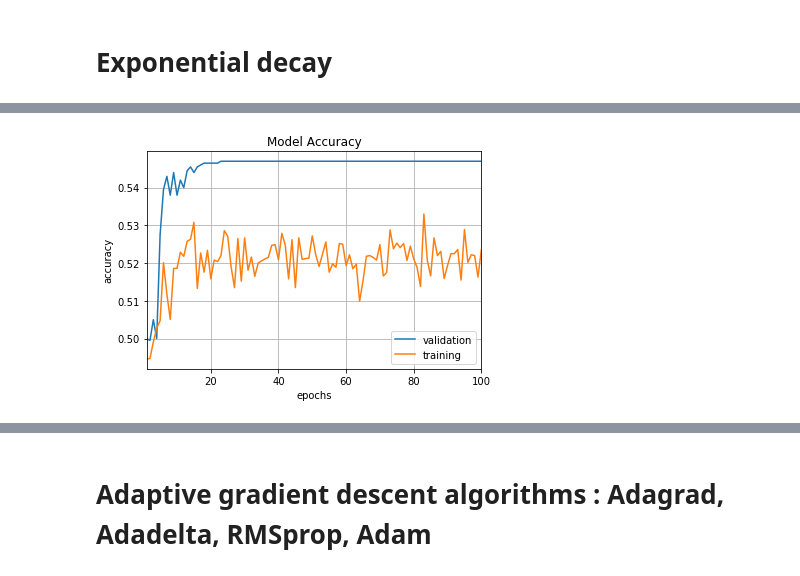
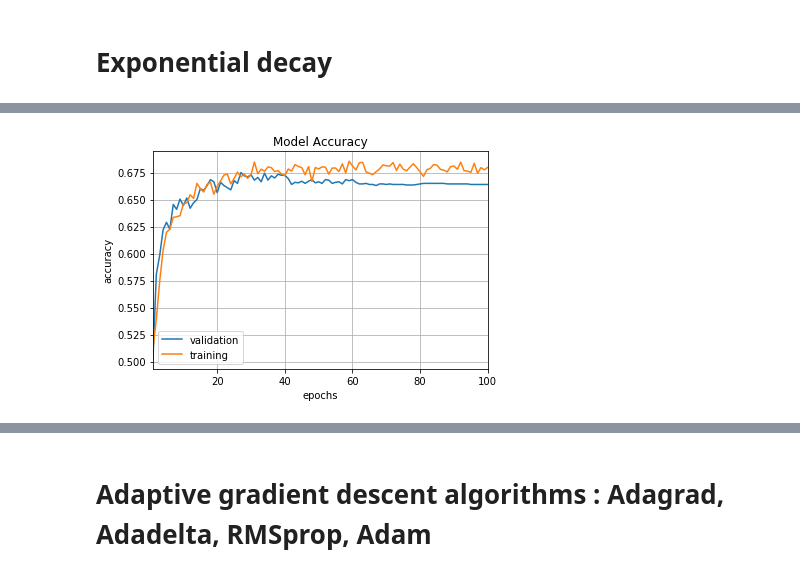
Before and after one commit to sukilau/Ziff-deep-learning, a Jupyter notebook: 3-CIFAR10-lrate/CIFAR10-lrate.ipynb, the cells around one changed output, grey strips where cells are left out. Cells and saved outputs as stored; diff of their text form; code cells hidden in the pictures.

```diff
--- a/3-CIFAR10-lrate/CIFAR10-lrate.ipynb
+++ b/3-CIFAR10-lrate/CIFAR10-lrate.ipynb
@@ -277,7 +278,7 @@ plt.close(fig)
 model4 = cnn_model()
 
 # define SGD optimizer
-momentumn = 0.8
+momentum = 0.8
 sgd = SGD(lr=0.0, momentum=momentum, decay=0.0, nesterov=False)
 
 # compile the model
@@ -296,7 +297,7 @@ class LossHistory_(keras.callbacks.Callback):
 
 def exp_decay(epoch):
     initial_lrate = 0.1
-    k = 0.5
+    k = 0.1
     lrate = initial_lrate * np.exp(-k*epoch)
     return lrate
 
@@ -307,11 +308,11 @@ callbacks_list_ = [loss_history_, lrate_]
 
 # fit the model
 history4 = model4.fit(X_train, y_train,
-                     validation_data=(X_test, y_test),
-                     epochs=epochs,
-                     batch_size=batch_size,
-                     callbacks=callbacks_list_,
-                     verbose=2)
+     validation_data=(X_test, y_test),
+     epochs=epochs,
+     batch_size=batch_size,
+     callbacks=callbacks_list_,
+     verbose=2)
 
 # plot model accuracy
 plot_fig(4, history4)
@@ -336,4 +337,4 @@ lr: 1.92874984796e-23
-[figure, old version]
+[figure, new version]
 # %%
 # plot learning rate
 fig = plt.figure()
```
Also changed, not shown: parts of 8 cells of this notebook.
